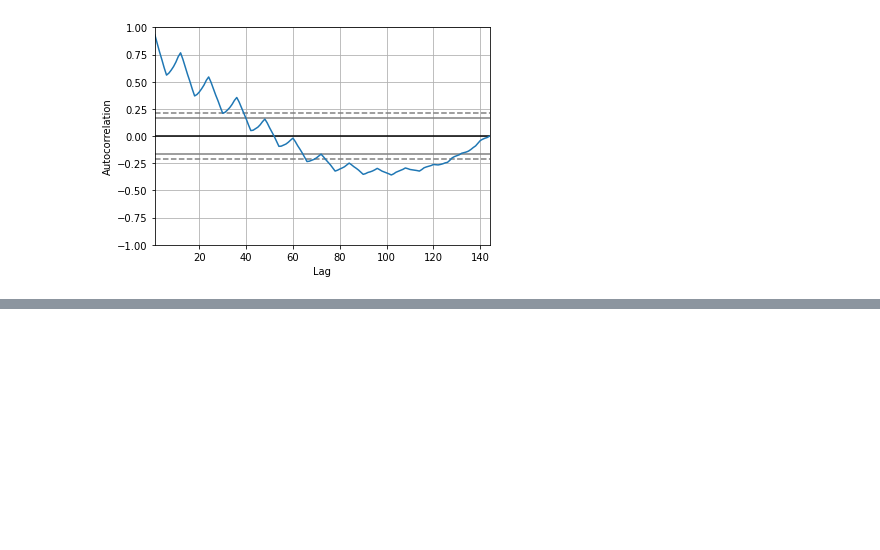
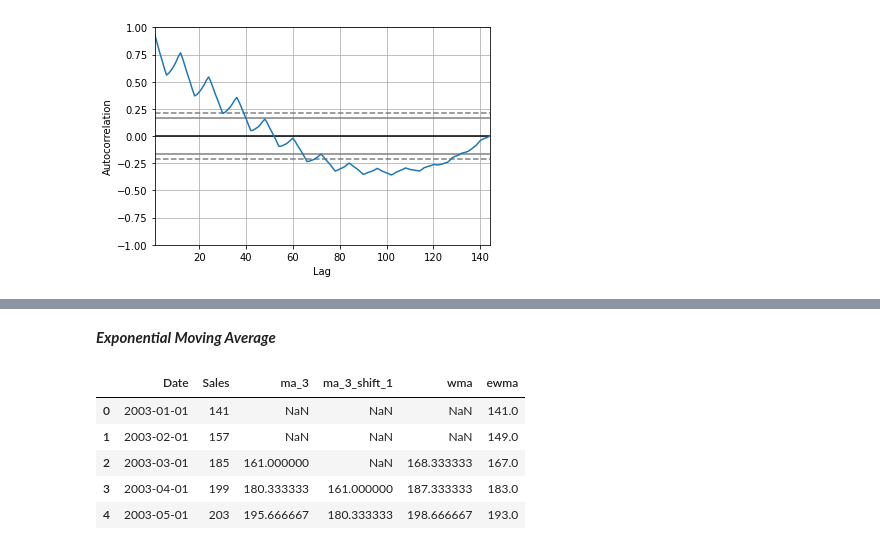
Before and after one commit to Nayal17/Time_Series_Analysis_And_Forecasting-, a Jupyter notebook: TimeSeriesAnalysis.ipynb, the cells around one changed output, grey strips where cells are left out. Drawn from its saved outputs; the diff is of its cells as text; code cells hidden in the pictures; blank space fills up the shorter version.

Commit message:
+ moving averages

```diff
--- a/TimeSeriesAnalysis.ipynb
+++ b/TimeSeriesAnalysis.ipynb
@@ -118,0 +125,5 @@ pd.plotting.autocorrelation_plot(df.Sales)
+# %%
+ma_sales = df.copy()
+ma_sales["ma_3"] = df.Sales.rolling(window=3).mean()
+ma_sales["ma_3_shift_1"] = df.Sales.rolling(window=3).mean().shift(1) #predicting next value using first 3 values
+ma_sales.head()
@@ -118,0 +147,12 @@ pd.plotting.autocorrelation_plot(df.Sales)
+# %%
+def wma(x,w):
+  return (x*w).mean()
+
+weights = [0.5,1.0,1.5]
+ma_sales['wma'] = ma_sales.Sales.rolling(3).apply(lambda x: wma(x,weights))
+display(ma_sales.head())
+fig = px.line(ma_sales, x='Date', y=['Sales','ma_3','wma'])
+fig.update_xaxes(
+    rangeslider_visible=True,
+)
+fig.show()
@@ -118,0 +167,17 @@ pd.plotting.autocorrelation_plot(df.Sales)
+# %% [markdown]
+***Exponential Moving Average***
+# %%
+ma_sales['ewma'] = ma_sales.Sales.ewm(span=3, adjust=False, min_periods=1).mean()
+display(ma_sales.head())
+fig = px.line(ma_sales, x='Date', y=['Sales','wma','ewma'])
+fig.update_xaxes(
+    rangeslider_visible=True,
+)
+fig.show()
+# %% [output]
+|  | Date | Sales | ma_3 | ma_3_shift_1 | wma | ewma |
+| 0 | 2003-01-01 | 141 | NaN | NaN | NaN | 141.0 |
+| 1 | 2003-02-01 | 157 | NaN | NaN | NaN | 149.0 |
+| 2 | 2003-03-01 | 185 | 161.000000 | NaN | 168.333333 | 167.0 |
+| 3 | 2003-04-01 | 199 | 180.333333 | 161.000000 | 187.333333 | 183.0 |
+| 4 | 2003-05-01 | 203 | 195.666667 | 180.333333 | 198.666667 | 193.0 |
```
Also changed, not shown: parts of 7 cells of this notebook.
